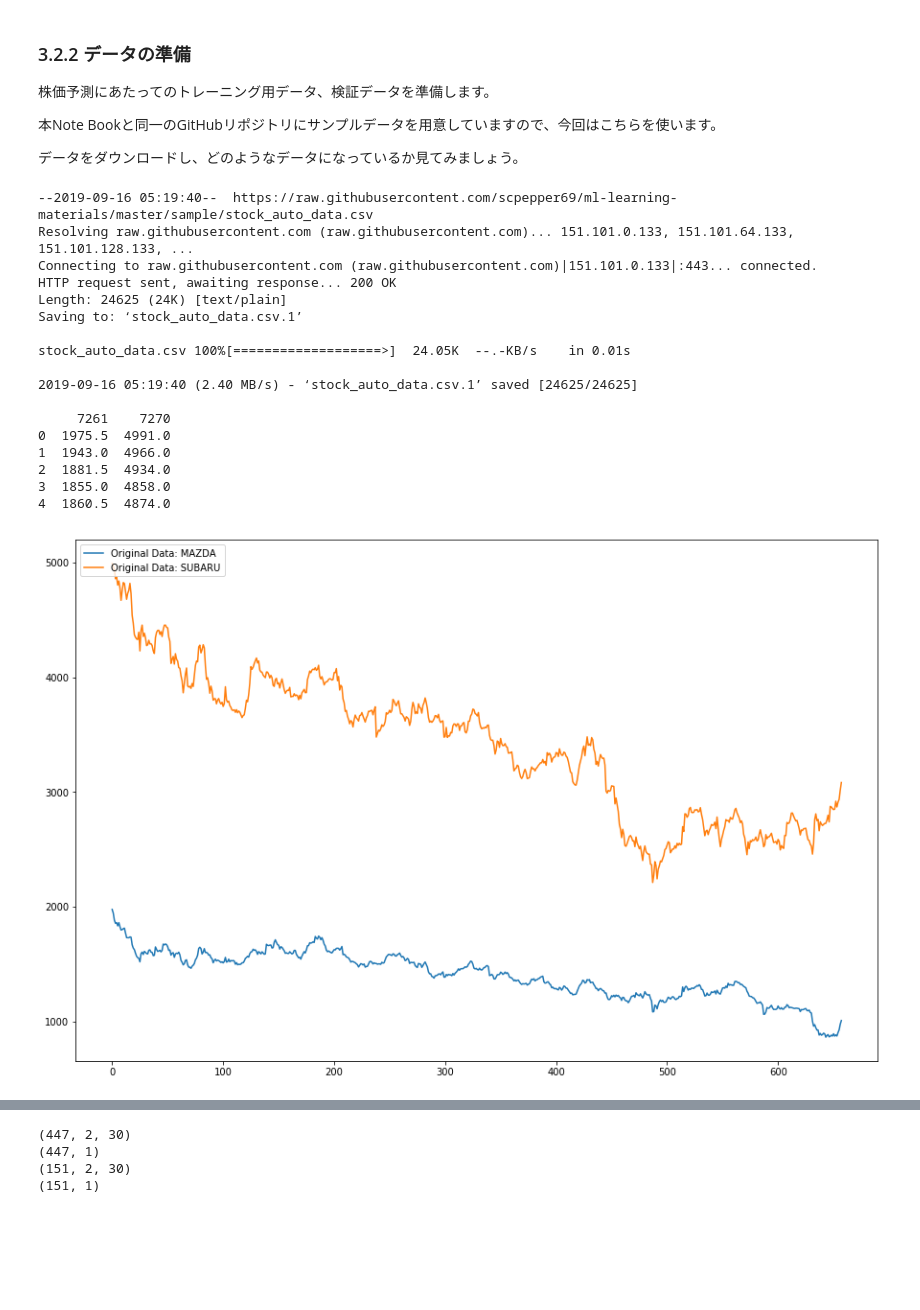
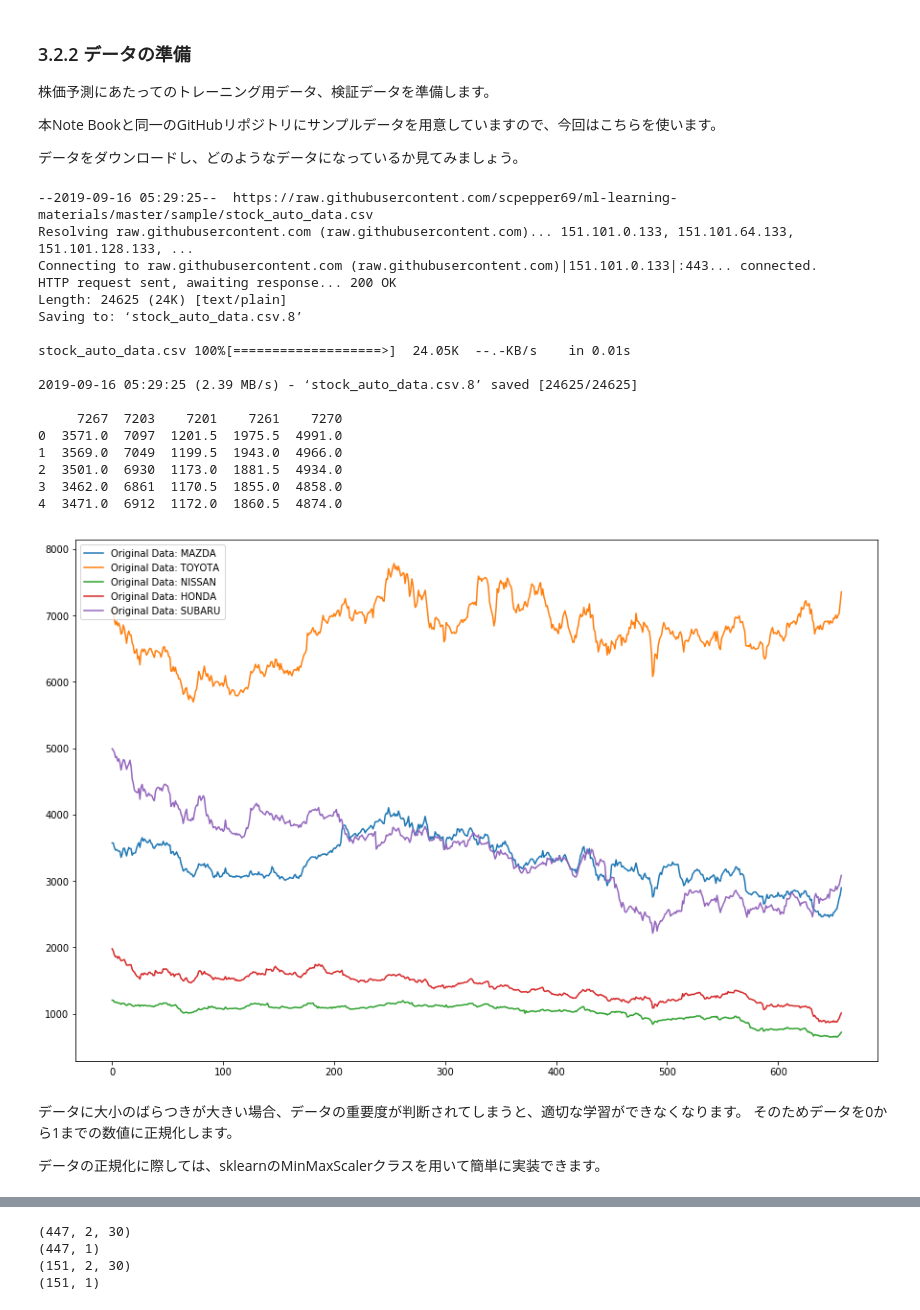
Before and after one commit to scpepper69/ml-learning-materials, a Jupyter notebook: TensorFlow_Keras_LSTM_01_draft.ipynb, the cells around one changed output, grey strips where cells are left out. Drawn from its saved outputs; the diff is of its cells as text; code cells hidden in the pictures; blank space fills up the shorter version.

```diff
--- a/TensorFlow_Keras_LSTM_01_draft.ipynb
+++ b/TensorFlow_Keras_LSTM_01_draft.ipynb
@@ -85,38 +85,43 @@ tf_graph_util.py.1  100%[===================>]  19.12K  --.-KB/s    in 0.01s
 # %%
 # 予測対象のサンプルデータを取得
 !wget https://raw.githubusercontent.com/scpepper69/ml-learning-materials/master/sample/stock_auto_data.csv
 
-#dataframe = pandas.read_csv('./stock_auto_data.csv', usecols=[1,2,3,4,5], engine='python', skipfooter=0)
-dataframe = pandas.read_csv('./stock_auto_data.csv', usecols=[3,5], engine='python', skipfooter=0)
+dataframe = pandas.read_csv('./stock_auto_data.csv', usecols=[1,2,3,4,5], engine='python', skipfooter=0).iloc[:,[3,1,0,2,4]]
+#dataframe = pandas.read_csv('./stock_auto_data.csv', usecols=[3,5], engine='python', skipfooter=0)
 #dataframe = pandas.read_csv('./stock_auto_data.csv', usecols=[2], engine='python', skipfooter=0)
 print(dataframe.head())
 
 plt.figure(figsize=(15, 10))
 p1 = plt.plot(dataframe)
-#l1 = plt.legend(p1,["Original Data: NISSAN","Original Data: TOYOTA","Original Data: MAZDA","Original Data: HONDA","Original Data: SUBARU"],loc='upper left')
-l1 = plt.legend(p1,["Original Data: MAZDA","Original Data: SUBARU"],loc='upper left')
+l1 = plt.legend(p1,["Original Data: MAZDA","Original Data: TOYOTA","Original Data: NISSAN","Original Data: HONDA","Original Data: SUBARU"],loc='upper left')
+#l1 = plt.legend(p1,["Original Data: MAZDA","Original Data: SUBARU"],loc='upper left')
 #l1 = plt.legend(p1,["Original Data: TOYOTA"],loc='upper left')
 
 plt.show()
 # %% [output]
---2019-09-16 05:19:40--  https://raw.githubusercontent.com/scpepper69/ml-learning-materials/master/sample/stock_auto_data.csv
+--2019-09-16 05:29:25--  https://raw.githubusercontent.com/scpepper69/ml-learning-materials/master/sample/stock_auto_data.csv
 Resolving raw.githubusercontent.com (raw.githubusercontent.com)... 151.101.0.133, 151.101.64.133, 151.101.128.133, ...
 Connecting to raw.githubusercontent.com (raw.githubusercontent.com)|151.101.0.133|:443... connected.
 HTTP request sent, awaiting response... 200 OK
 Length: 24625 (24K) [text/plain]
-Saving to: ‘stock_auto_data.csv.1’
+Saving to: ‘stock_auto_data.csv.8’
 
 stock_auto_data.csv 100%[===================>]  24.05K  --.-KB/s    in 0.01s
 
-2019-09-16 05:19:40 (2.40 MB/s) - ‘stock_auto_data.csv.1’ saved [24625/24625]
+2019-09-16 05:29:25 (2.39 MB/s) - ‘stock_auto_data.csv.8’ saved [24625/24625]
 
-     7261    7270
-0  1975.5  4991.0
-1  1943.0  4966.0
-2  1881.5  4934.0
-3  1855.0  4858.0
-4  1860.5  4874.0
+     7267  7203    7201    7261    7270
+0  3571.0  7097  1201.5  1975.5  4991.0
+1  3569.0  7049  1199.5  1943.0  4966.0
+2  3501.0  6930  1173.0  1881.5  4934.0
+3  3462.0  6861  1170.5  1855.0  4858.0
+4  3471.0  6912  1172.0  1860.5  4874.0
-[figure, old version]
+[figure, new version]
+# %% [markdown]
+データに大小のばらつきが大きい場合、データの重要度が判断されてしまうと、適切な学習ができなくなります。
+そのためデータを0から1までの数値に正規化します。
+
+データの正規化に際しては、sklearnのMinMaxScalerクラスを用いて簡単に実装できます。
 # %%
 dataset = dataframe.values
 dataset = dataset.astype('float32')
```
Also changed, not shown: parts of 4 cells of this notebook.
